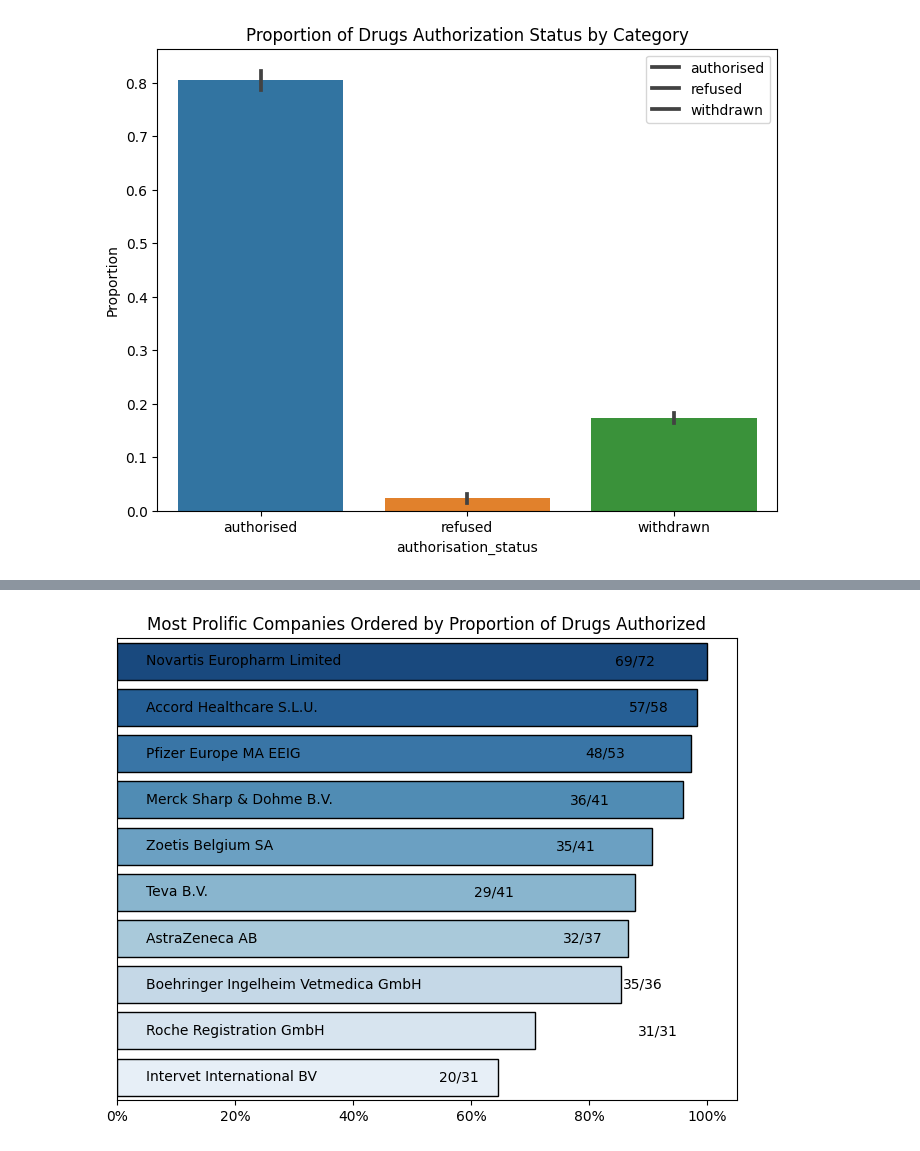
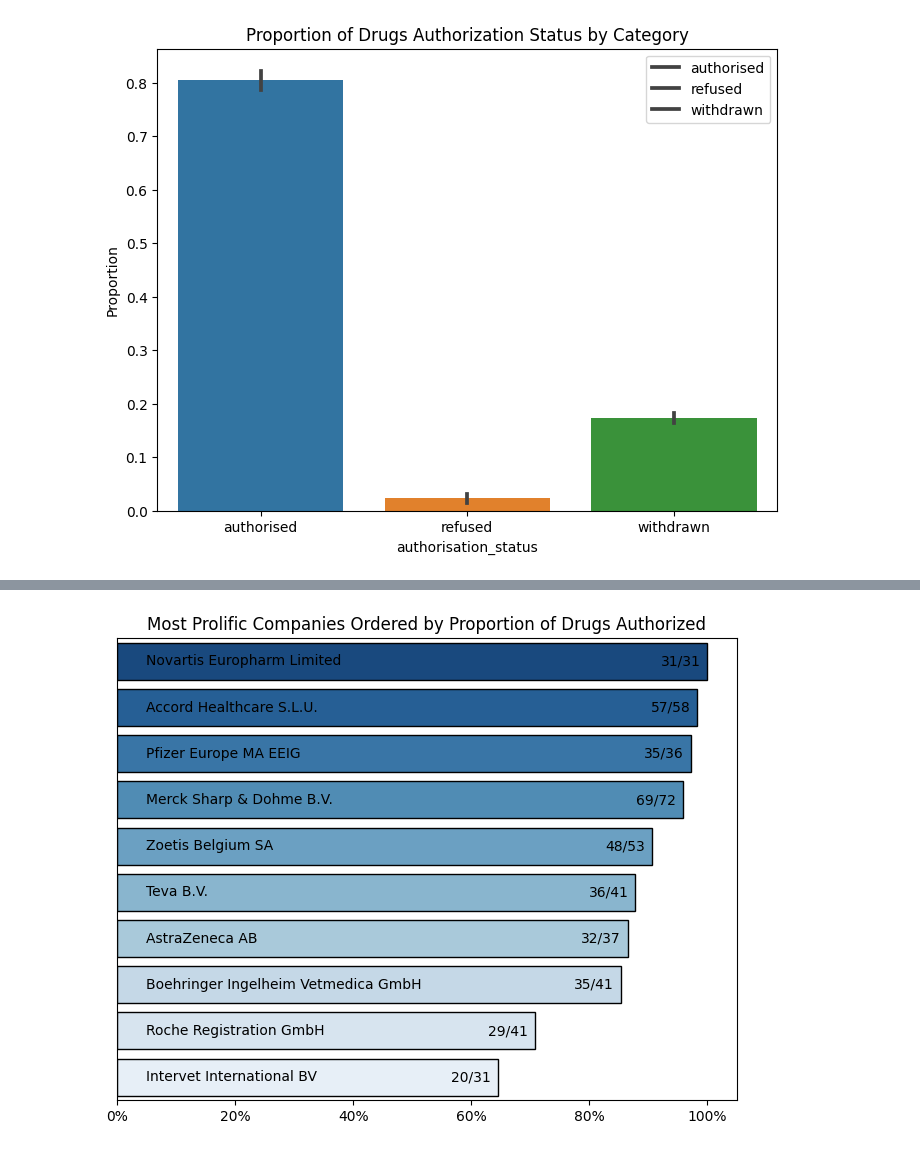
Before and after one commit to MattHondrakis/Python-Data-Science, a Jupyter notebook: Drugs.ipynb, the cells around one changed output, grey strips where cells are left out. Cells and saved outputs as stored; diff of their text form; code cells hidden in the pictures.

Commit message:
corrected text location on plot

```diff
--- a/Drugs.ipynb
+++ b/Drugs.ipynb
@@ -88,20 +87,3 @@ plt.legend(title="", labels=authorization_proportions.columns)
 plt.show()
 # %% [output]
 [figure]
-# %%
-company_stats = (
-    drugs.groupby("marketing_authorisation_holder_company_name")
-    .agg(n=("marketing_authorisation_holder_company_name", "count"), prop=("authorisation_status", lambda x: (x == "authorised").mean()))
-    .sort_values(by=["n", "prop"], ascending=False)
-    .reset_index()
-    .head(10)
-)
-
-# Plot the result
-plt.figure(figsize=(8, 6))
-sns.barplot(
-    data=company_stats, x="prop", y="marketing_authorisation_holder_company_name", palette="Blues_r", linewidth=1, edgecolor="black"
-)
-plt.ylabel("")
-plt.xlabel("")
-plt.title("Most Prolific Companies Ordered by Proportion of Drugs Authorized")
@@ -111,33 +90,23 @@ Text(0.5, 1.0, 'Most Prolific Companies Ordered by Proportion of Drugs Authorize
 # %%
-from matplotlib.ticker import PercentFormatter
-
-# Data processing
-company_stats = (
-    drugs.groupby("marketing_authorisation_holder_company_name")
-    .agg(n=("marketing_authorisation_holder_company_name", "count"), prop=("authorisation_status", lambda x: (x == "authorised").mean()))
-    .sort_values(by=["n", "prop"], ascending=False)
-    .reset_index()
-    .head(10)
-)
-
-# Sort the dataframe by the proportion of authorized drugs in descending order
-company_stats = company_stats.sort_values(by="prop", ascending=False)
-
 # Plot the result
-plt.figure(figsize=(8, 6))
-sns.barplot(
-    data=company_stats, x="prop", y="marketing_authorisation_holder_company_name", palette="Blues_r", linewidth=1, edgecolor="black"
+fig, ax = plt.subplots(figsize=(8, 6))
+bars = sns.barplot(
+    data=company_stats, x="prop", y="marketing_authorisation_holder_company_name", palette="Blues_r", linewidth=1, edgecolor="black", ax=ax
 )
 plt.ylabel("")
 plt.xlabel("")
 plt.title("Most Prolific Companies Ordered by Proportion of Drugs Authorized")
 plt.gca().xaxis.set_major_formatter(PercentFormatter(1))
 
+# Add text labels
+for index, bar in enumerate(ax.containers[0].patches):
+    value = f"{company_stats.iloc[index]['prop'] * company_stats.iloc[index]['n']:.0f}/{company_stats.iloc[index]['n']}"
+    ax.annotate(value, (bar.get_width(), bar.get_y() + bar.get_height() / 2), ha='right', va='center', color='black', xytext=(-5, 0), textcoords='offset points')
+
 for index, row in company_stats.iterrows():
-    plt.text(row["prop"] * 0.95, index, f"{row['prop'] * row['n']:.0f}/{row['n']}", ha="right", va="center", color="black")
     plt.text(0.05, index, row["marketing_authorisation_holder_company_name"], ha="left", va="center", color="black")
 
 plt.gca().axes.get_yaxis().set_visible(False)
 plt.show()
 # %% [output]
-[figure, old version]
+[figure, new version]
```
Also changed, not shown: parts of 2 cells of this notebook.
